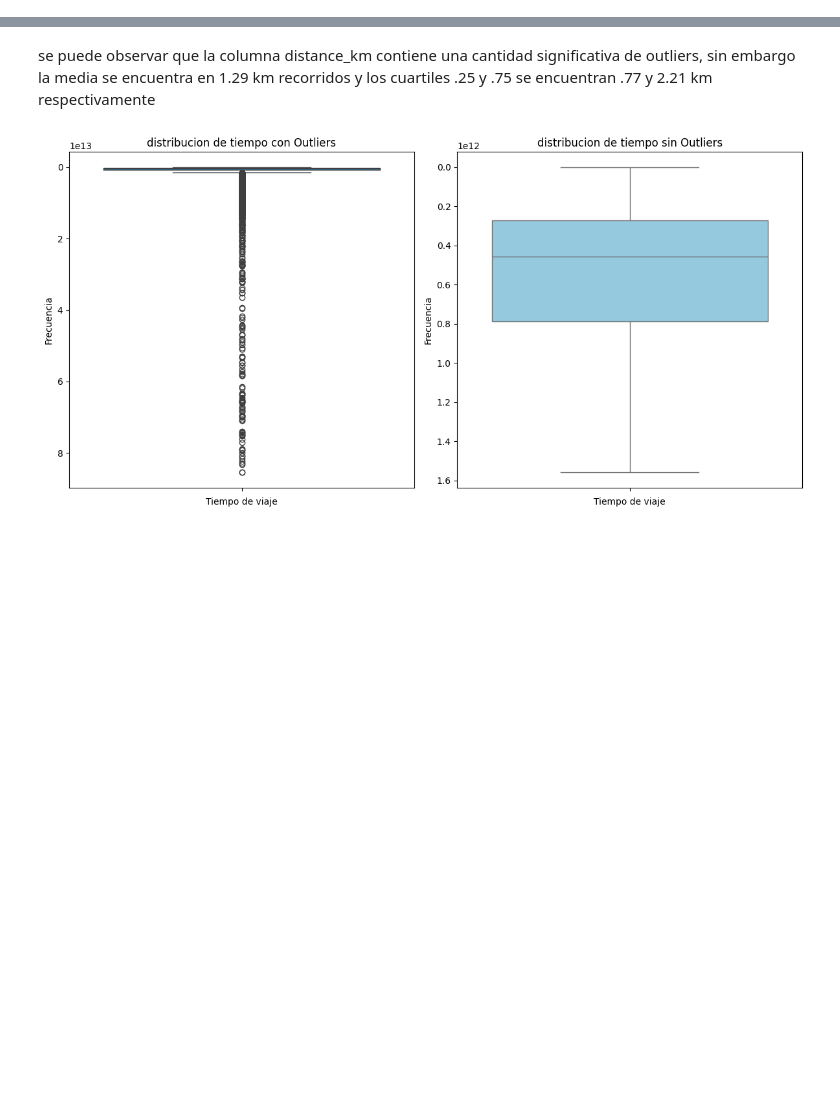
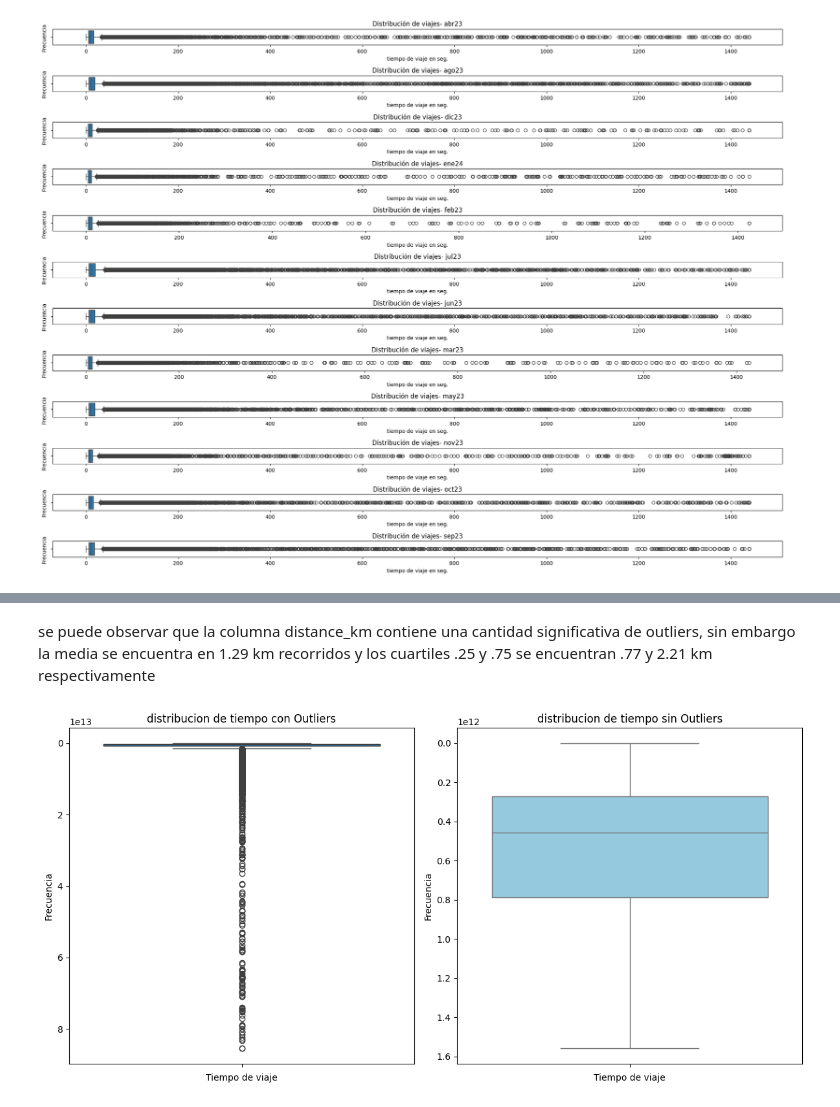
Before and after one commit to JGIOVANNIE/Bikes_DA, a Jupyter notebook: notebooks/EDA.ipynb, the cells around one changed output, grey strips where cells are left out. Cells and saved outputs as stored; diff of their text form; code cells hidden in the pictures; blank space fills up the shorter version.

```diff
--- a/notebooks/EDA.ipynb
+++ b/notebooks/EDA.ipynb
@@ -117,0 +254,19 @@ plt.show()
+# %%
+# Creamos una sola figura para todos los boxplots
+fig, axs = plt.subplots(nrows=len(diccionario_tablas), figsize=(20, 15))
+
+# Iteramos sobre cada tabla y su índice en el diccionario
+for i, (nombre_tabla, df) in enumerate(diccionario_tablas.items()):
+    # Gráfico con outliers
+    sns.boxplot(x=df['ride_time'].dt.total_seconds() / 60, ax=axs[i])
+    axs[i].set_title(f'Distribución de viajes- {nombre_tabla}')
+    axs[i].set_xlabel('tiempo de viaje en seg.')
+    axs[i].set_ylabel('Frecuencia')
+    # Establecer límites del eje x
+    max_tiempo = df['ride_time'].dt.total_seconds().max()/60
+    axs[i].set_xlim(0, max_tiempo)
+# Ajustamos el espaciado entre los subplots
+plt.tight_layout()
+plt.show()
+# %% [output]
+[figure, added]
```
Also changed, not shown: parts of 25 cells of this notebook.
